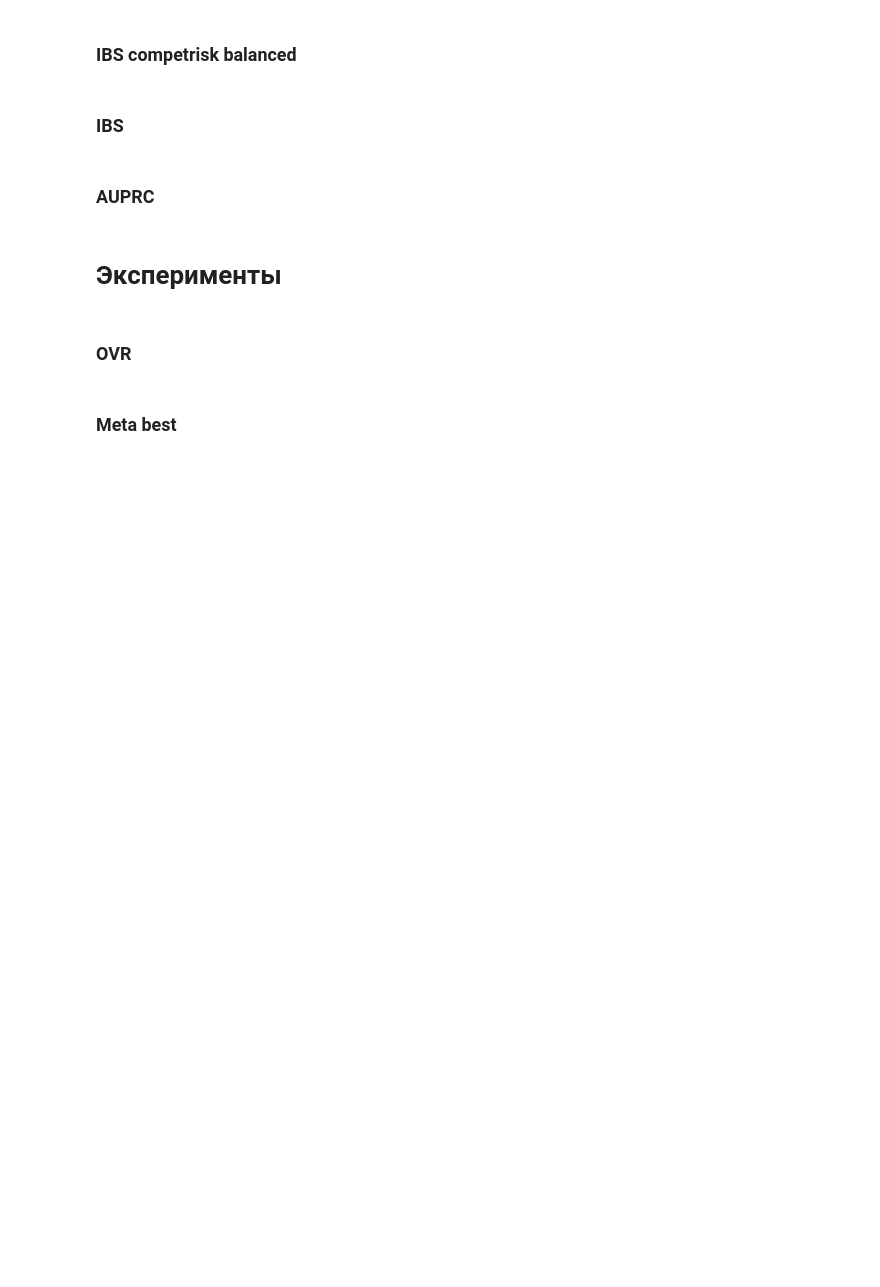
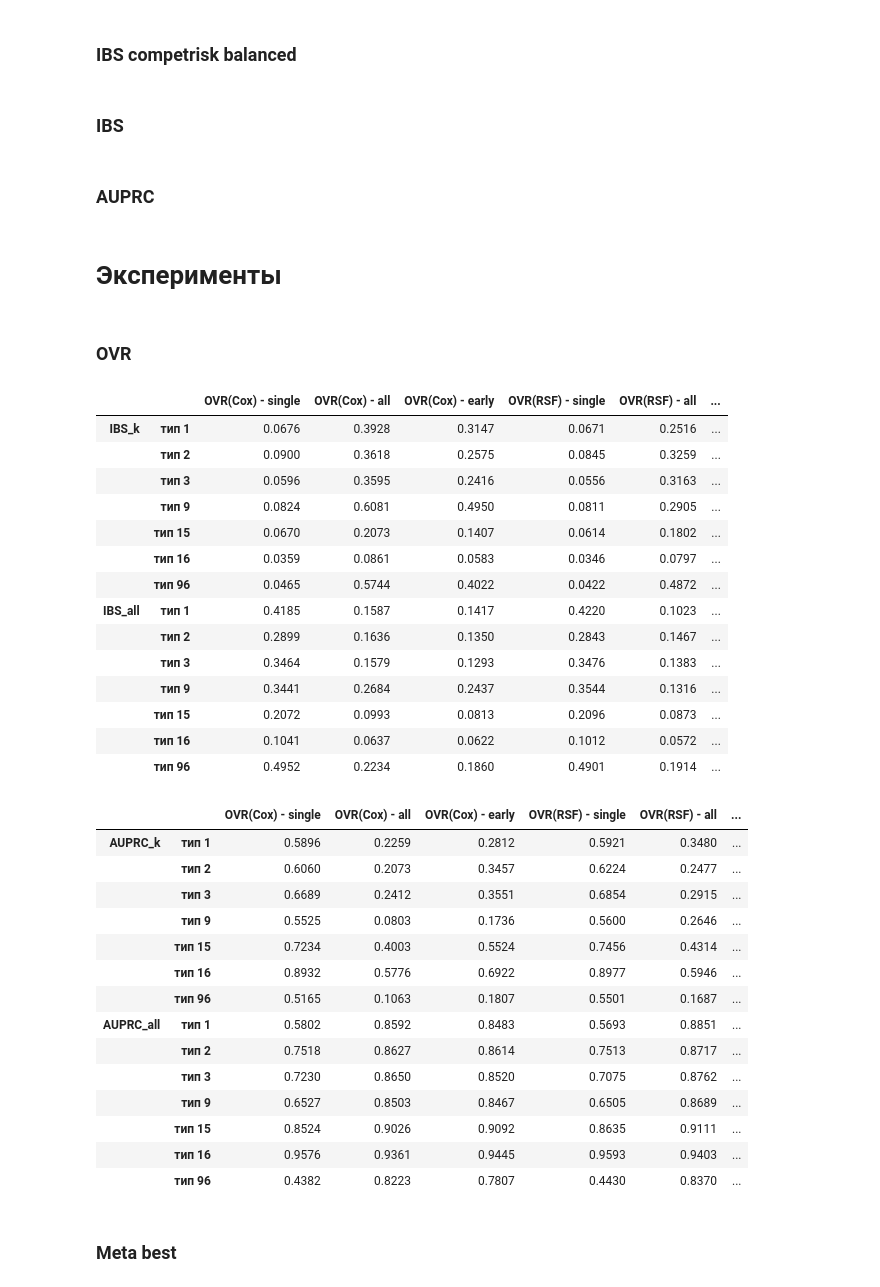
Before and after one commit to Irma-5/ms-system, a Jupyter notebook: SA_competrisk.ipynb, the cells around one changed output. Saved outputs shown, nothing was run; the diff lists cells and outputs as text; code cells hidden in the pictures; blank space fills up the shorter version.

```diff
--- a/SA_competrisk.ipynb
+++ b/SA_competrisk.ipynb
@@ -1115,36 +1175,74 @@ def calculate_survival_auprc_vectorized(y_true, preds, time_points, num_phi_step
 ### OVR
 # %%
 early_threshold = 0.99
-col = [f'тип {i}' for i in [1, 2, 3, 9, 15, 16, 96]]
-ind = [f'OVR({i}) - {j}' for i in ['Cox', 'RSF'] for j in ['single', 'all', 'early']]
 ovrs = [OvR(CoxPHFitter(penalizer=0.02), mode='single', early_threshold=early_threshold),
         OvR(CoxPHFitter(penalizer=0.02), mode='all', early_threshold=early_threshold),
         OvR(CoxPHFitter(penalizer=0.02), mode='early', early_threshold=early_threshold),
 
         OvR(RandomSurvivalForest(n_jobs=-1, random_state=42), mode='single', early_threshold=early_threshold),
         OvR(RandomSurvivalForest(n_jobs=-1, random_state=42), mode='all', early_threshold=early_threshold),
         OvR(RandomSurvivalForest(n_jobs=-1, random_state=42), mode='early', early_threshold=early_threshold)]
 
-for elem in ovrs:
-    elem.fit(x_train, y_train)
 
-preds = [model.predict(x_test) for model in ovrs]
-ovr_ibs = np.empty(shape=(7, len(preds)))
-ovr_auc = np.empty(shape=(7, len(preds)))
+preds = [model.fit_predict(x_train, y_train, x_test) for model in ovrs]
 
+col_names = [f'тип {i}' for i in [1, 2, 3, 9, 15, 16, 96]]
+ind = [f'OVR({i}) - {j}' for i in ['Cox', 'RSF'] for j in ['single', 'all', 'early']]
 
+ovr_ibs_k = np.empty(shape=(7, len(preds)))
+ovr_auc_k = np.empty(shape=(7, len(preds)))
+ovr_ibs_all = np.empty(shape=(7, len(preds)))
+ovr_auc_all = np.empty(shape=(7, len(preds)))
 for i in y_train.event.unique():
-  if i:
-    for j, cif in enumerate(preds):
-        sf = cif[i-1, ...]
-        ovr_auc[i-1][j] = calculate_survival_auprc_vectorized(
-            get_y_self_event(y_test, [i]),
-            sf[y_test.event == i, :],
-            TIME_GRID)
-        ovr_ibs[i-1][j] = ibs_remain(get_y_self_event(y_train, [i]),
-            get_y_self_event(y_test, [i]),
-            sf[y_test.event == i, :],
-            times=TIME_GRID, axis=-1)
-
-df_auc = pd.DataFrame(ovr_auc.T, columns=col, index=ind)
-df_ibs = pd.DataFrame(ovr_ibs.T, columns=col, index=ind)
+    if i:
+        for j, cif in enumerate(preds):
+            sf = cif[i-1, ...]
+            ovr_auc_k[i-1][j] = calculate_survival_auprc_vectorized(get_y_self_event(y_test, [i]), sf[y_test.event == i, :], TIME_GRID)
+            ovr_ibs_k[i-1][j] = ibs_remain(get_y_self_event(y_train, [i]), get_y_self_event(y_test, [i]), sf[y_test.event == i, :], times=TIME_GRID, axis=-1)
+            y_test_all = np.empty(len(y_test), dtype=[('event', bool), ('duration', float)])
+            y_test_all['event'] = (y_test['event'] == i)
+            y_test_all['duration'] = y_test['duration']
+            y_train_all = np.empty(len(y_train), dtype=[('event', bool), ('duration', float)])
+            y_train_all['event'] = (y_train['event'] == i)
+            y_train_all['duration'] = y_train['duration']
+            ovr_auc_all[i-1][j] = calculate_survival_auprc_vectorized(y_test_all, sf, TIME_GRID)
+            ovr_ibs_all[i-1][j] = ibs_remain(y_train_all, y_test_all, sf, times=TIME_GRID, axis=-1)
+idx_ibs = pd.MultiIndex.from_product([['IBS_k', 'IBS_all'], col_names])
+idx_auc = pd.MultiIndex.from_product([['AUPRC_k', 'AUPRC_all'], col_names])
+df_ibs = pd.DataFrame(np.vstack((ovr_ibs_k, ovr_ibs_all)), index=idx_ibs, columns=ind)
+df_auc = pd.DataFrame(np.vstack((ovr_auc_k, ovr_auc_all)), index=idx_auc, columns=ind)
+def style_df(df):
+    return df.style.format(precision=4).set_properties(**{'text-align': 'center', 'border': '1px solid black'}).set_table_styles([{'selector': 'th', 'props': [('text-align', 'center'), ('background-color', '#f0f0f0'), ('border', '1px solid black'), ('font-weight', 'bold')]}])
+display(style_df(df_ibs))
+display(style_df(df_auc))
+# %% [output]
+|  |  | OVR(Cox) - single | OVR(Cox) - all | OVR(Cox) - early | OVR(RSF) - single | OVR(RSF) - all | ... |
+| IBS_k | тип 1 | 0.0676 | 0.3928 | 0.3147 | 0.0671 | 0.2516 | ... |
+|  | тип 2 | 0.0900 | 0.3618 | 0.2575 | 0.0845 | 0.3259 | ... |
+|  | тип 3 | 0.0596 | 0.3595 | 0.2416 | 0.0556 | 0.3163 | ... |
+|  | тип 9 | 0.0824 | 0.6081 | 0.4950 | 0.0811 | 0.2905 | ... |
+|  | тип 15 | 0.0670 | 0.2073 | 0.1407 | 0.0614 | 0.1802 | ... |
+|  | тип 16 | 0.0359 | 0.0861 | 0.0583 | 0.0346 | 0.0797 | ... |
+|  | тип 96 | 0.0465 | 0.5744 | 0.4022 | 0.0422 | 0.4872 | ... |
+| IBS_all | тип 1 | 0.4185 | 0.1587 | 0.1417 | 0.4220 | 0.1023 | ... |
+|  | тип 2 | 0.2899 | 0.1636 | 0.1350 | 0.2843 | 0.1467 | ... |
+|  | тип 3 | 0.3464 | 0.1579 | 0.1293 | 0.3476 | 0.1383 | ... |
+|  | тип 9 | 0.3441 | 0.2684 | 0.2437 | 0.3544 | 0.1316 | ... |
+|  | тип 15 | 0.2072 | 0.0993 | 0.0813 | 0.2096 | 0.0873 | ... |
+|  | тип 16 | 0.1041 | 0.0637 | 0.0622 | 0.1012 | 0.0572 | ... |
+|  | тип 96 | 0.4952 | 0.2234 | 0.1860 | 0.4901 | 0.1914 | ... |
+|  |  | OVR(Cox) - single | OVR(Cox) - all | OVR(Cox) - early | OVR(RSF) - single | OVR(RSF) - all | ... |
+| AUPRC_k | тип 1 | 0.5896 | 0.2259 | 0.2812 | 0.5921 | 0.3480 | ... |
+|  | тип 2 | 0.6060 | 0.2073 | 0.3457 | 0.6224 | 0.2477 | ... |
+|  | тип 3 | 0.6689 | 0.2412 | 0.3551 | 0.6854 | 0.2915 | ... |
+|  | тип 9 | 0.5525 | 0.0803 | 0.1736 | 0.5600 | 0.2646 | ... |
+|  | тип 15 | 0.7234 | 0.4003 | 0.5524 | 0.7456 | 0.4314 | ... |
+|  | тип 16 | 0.8932 | 0.5776 | 0.6922 | 0.8977 | 0.5946 | ... |
+|  | тип 96 | 0.5165 | 0.1063 | 0.1807 | 0.5501 | 0.1687 | ... |
+| AUPRC_all | тип 1 | 0.5802 | 0.8592 | 0.8483 | 0.5693 | 0.8851 | ... |
+|  | тип 2 | 0.7518 | 0.8627 | 0.8614 | 0.7513 | 0.8717 | ... |
+|  | тип 3 | 0.7230 | 0.8650 | 0.8520 | 0.7075 | 0.8762 | ... |
+|  | тип 9 | 0.6527 | 0.8503 | 0.8467 | 0.6505 | 0.8689 | ... |
+|  | тип 15 | 0.8524 | 0.9026 | 0.9092 | 0.8635 | 0.9111 | ... |
+|  | тип 16 | 0.9576 | 0.9361 | 0.9445 | 0.9593 | 0.9403 | ... |
+|  | тип 96 | 0.4382 | 0.8223 | 0.7807 | 0.4430 | 0.8370 | ... |
```
Also changed, not shown: parts of 15 cells of this notebook.
